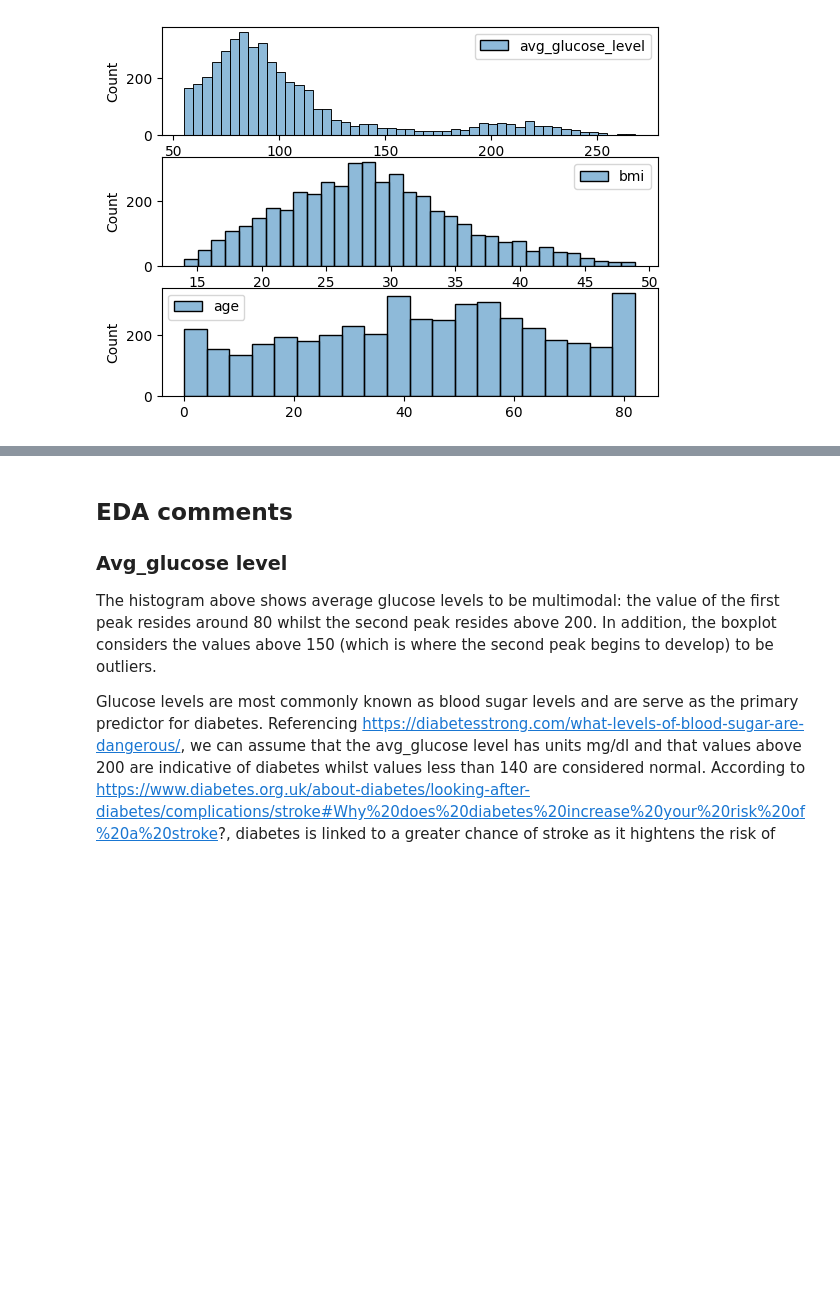
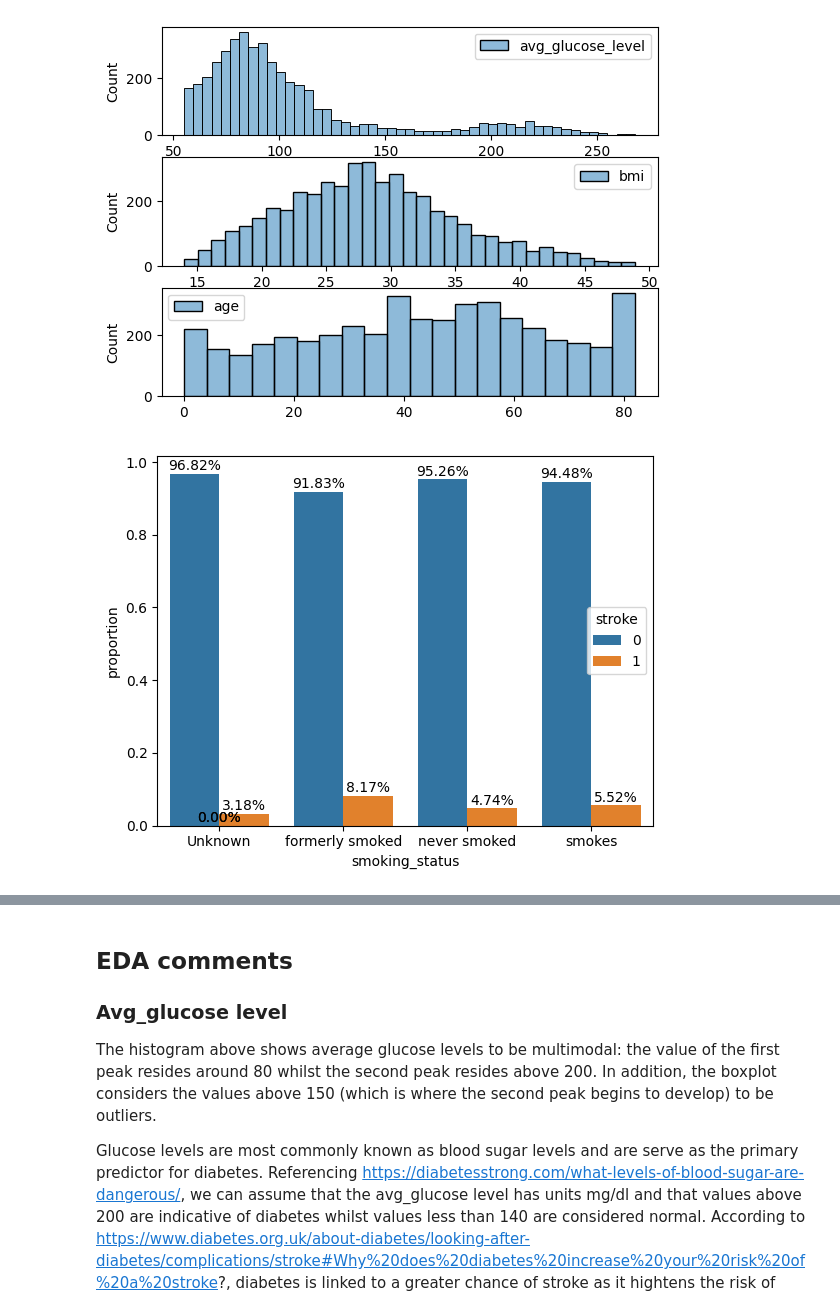
Before and after one commit to rahmanaminoor25/ML-project--stroke, a Jupyter notebook: Classification_project.ipynb, the cells around one changed output, grey strips where cells are left out. Drawn from its saved outputs; the diff is of its cells as text; code cells hidden in the pictures; blank space fills up the shorter version.

```diff
--- a/Classification_project.ipynb
+++ b/Classification_project.ipynb
@@ -174,3 +180,91 @@ sns.histplot(data=df[['age']], ax=axes[2])
 # %% [output]
 <Axes: ylabel='Count'>
 [figure]
+# %%
+#Count graphs showing the ratio of strokes and no stroke for each element in all the categorical features.
+
+
+# smoking_status vs stroke
+grouped_data_smoke = df.groupby(['smoking_status', 'stroke']).size().reset_index(name='counts')
+grouped_data_smoke['total'] = grouped_data_smoke.groupby('smoking_status')['counts'].transform('sum')
+grouped_data_smoke['proportion'] = grouped_data_smoke['counts'] / grouped_data_smoke['total']
+
+ax = sns.barplot(x="smoking_status", y="proportion", hue="stroke", data=grouped_data_smoke)
+for p in ax.patches:
+    height = p.get_height()
+    ax.text(p.get_x() + p.get_width()/2, height + 0.01, f'{height:.2%}', ha="center")
+plt.show()
+
+
+# gender vs stroke
+grouped_data_gender = df.groupby(['gender', 'stroke']).size().reset_index(name='counts')
+grouped_data_gender['total'] = grouped_data_gender.groupby('gender')['counts'].transform('sum')
+grouped_data_gender['proportion'] = grouped_data_gender['counts'] / grouped_data_gender['total']
+
+ax = sns.barplot(x="gender", y="proportion", hue="stroke", data=grouped_data_gender)
+for p in ax.patches:
+    height = p.get_height()
+    ax.text(p.get_x() + p.get_width()/2, height + 0.01, f'{height:.2%}', ha="center")
+plt.show()
+
+
+# ever_married vs stroke
+grouped_data_married = df.groupby(['ever_married', 'stroke']).size().reset_index(name='counts')
+grouped_data_married['total'] = grouped_data_married.groupby('ever_married')['counts'].transform('sum')
+grouped_data_married['proportion'] = grouped_data_married['counts'] / grouped_data_married['total']
+
+ax = sns.barplot(x="ever_married", y="proportion", hue="stroke", data=grouped_data_married)
+for p in ax.patches:
+    height = p.get_height()
+    ax.text(p.get_x() + p.get_width()/2, height + 0.01, f'{height:.2%}', ha="center")
+plt.show()
+
+
+# work_type vs stroke
+grouped_data_work = df.groupby(['work_type', 'stroke']).size().reset_index(name='counts')
+grouped_data_work['total'] = grouped_data_work.groupby('work_type')['counts'].transform('sum')
+grouped_data_work['proportion'] = grouped_data_work['counts'] / grouped_data_work['total']
+
+ax = sns.barplot(x="work_type", y="proportion", hue="stroke", data=grouped_data_work)
+for p in ax.patches:
+    height = p.get_height()
+    ax.text(p.get_x() + p.get_width()/2, height + 0.01, f'{height:.2%}', ha="center")
+plt.show()
+
+
+# Residence_type vs stroke
+grouped_data_res = df.groupby(['Residence_type', 'stroke']).size().reset_index(name='counts')
+grouped_data_res['total'] = grouped_data_res.groupby('Residence_type')['counts'].transform('sum')
+grouped_data_res['proportion'] = grouped_data_res['counts'] / grouped_data_res['total']
+
+ax = sns.barplot(x="Residence_type", y="proportion", hue="stroke", data=grouped_data_res)
+for p in ax.patches:
+    height = p.get_height()
+    ax.text(p.get_x() + p.get_width()/2, height + 0.01, f'{height:.2%}', ha="center")
+plt.show()
+
+
+# hypertension vs stroke
+grouped_data_hyp = df.groupby(['hypertension', 'stroke']).size().reset_index(name='counts')
+grouped_data_hyp['total'] = grouped_data_hyp.groupby('hypertension')['counts'].transform('sum')
+grouped_data_hyp['proportion'] = grouped_data_hyp['counts'] / grouped_data_hyp['total']
+
+ax = sns.barplot(x="hypertension", y="proportion", hue="stroke", data=grouped_data_hyp)
+for p in ax.patches:
+    height = p.get_height()
+    ax.text(p.get_x() + p.get_width()/2, height + 0.01, f'{height:.2%}', ha="center")
+plt.show()
+
+
+# heart_disease vs stroke
+grouped_data_hd = df.groupby(['heart_disease', 'stroke']).size().reset_index(name='counts')
+grouped_data_hd['total'] = grouped_data_hd.groupby('heart_disease')['counts'].transform('sum')
+grouped_data_hd['proportion'] = grouped_data_hd['counts'] / grouped_data_hd['total']
+
+ax = sns.barplot(x="heart_disease", y="proportion", hue="stroke", data=grouped_data_hd)
+for p in ax.patches:
+    height = p.get_height()
+    ax.text(p.get_x() + p.get_width()/2, height + 0.01, f'{height:.2%}', ha="center")
+plt.show()
+# %% [output]
+[figure, added]
```
Also changed, not shown: parts of 7 cells of this notebook.
